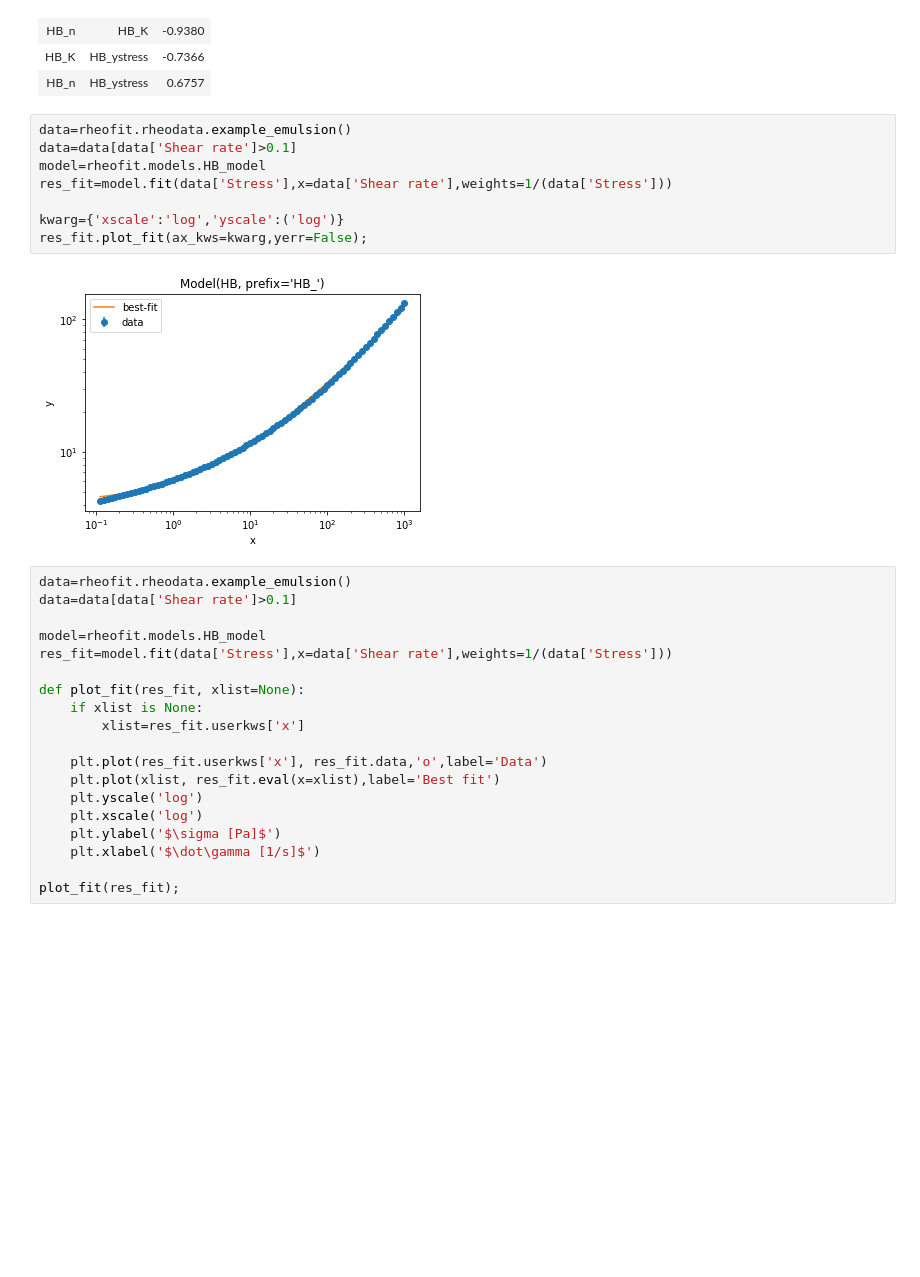
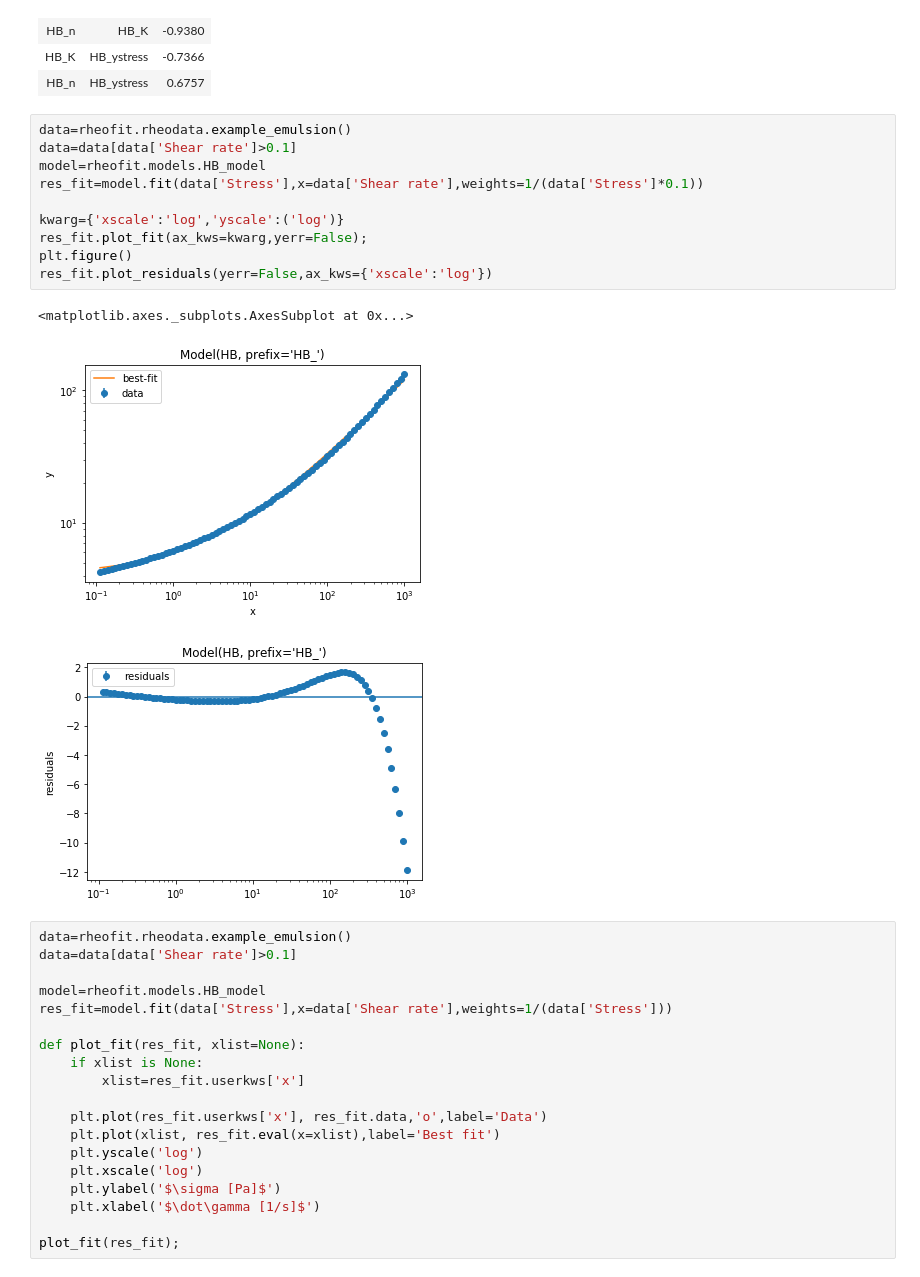
Before and after one commit to rheopy/rheofit, a Jupyter notebook: docs/source/Fitting_single_flow_curve.ipynb, the cells around one changed output. Cells and saved outputs as stored; diff of their text form; blank space fills up the shorter version.

```diff
--- a/docs/source/Fitting_single_flow_curve.ipynb
+++ b/docs/source/Fitting_single_flow_curve.ipynb
@@ -119,13 +100,17 @@ Correlations (unreported correlations are < 0.100)
 # %%
 data=rheofit.rheodata.example_emulsion()
 data=data[data['Shear rate']>0.1]
 model=rheofit.models.HB_model
-res_fit=model.fit(data['Stress'],x=data['Shear rate'],weights=1/(data['Stress']))
+res_fit=model.fit(data['Stress'],x=data['Shear rate'],weights=1/(data['Stress']*0.1))
 
 kwarg={'xscale':'log','yscale':('log')}
 res_fit.plot_fit(ax_kws=kwarg,yerr=False);
+plt.figure()
+res_fit.plot_residuals(yerr=False,ax_kws={'xscale':'log'})
 # %% [output]
+<matplotlib.axes._subplots.AxesSubplot at 0x...>
 [figure]
+[figure, added]
 # %%
 data=rheofit.rheodata.example_emulsion()
 data=data[data['Shear rate']>0.1]
```
Also changed, not shown: parts of 12 cells of this notebook, 1 other file.
